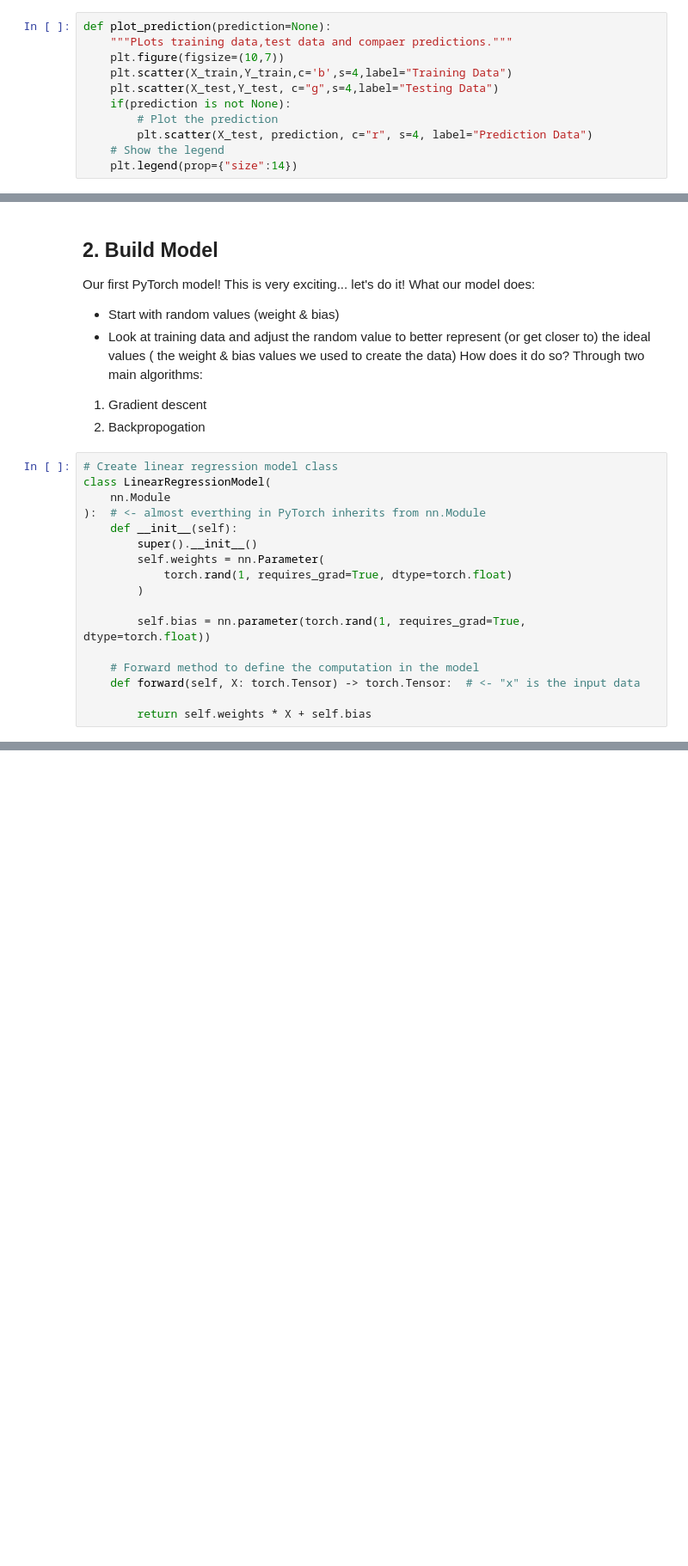
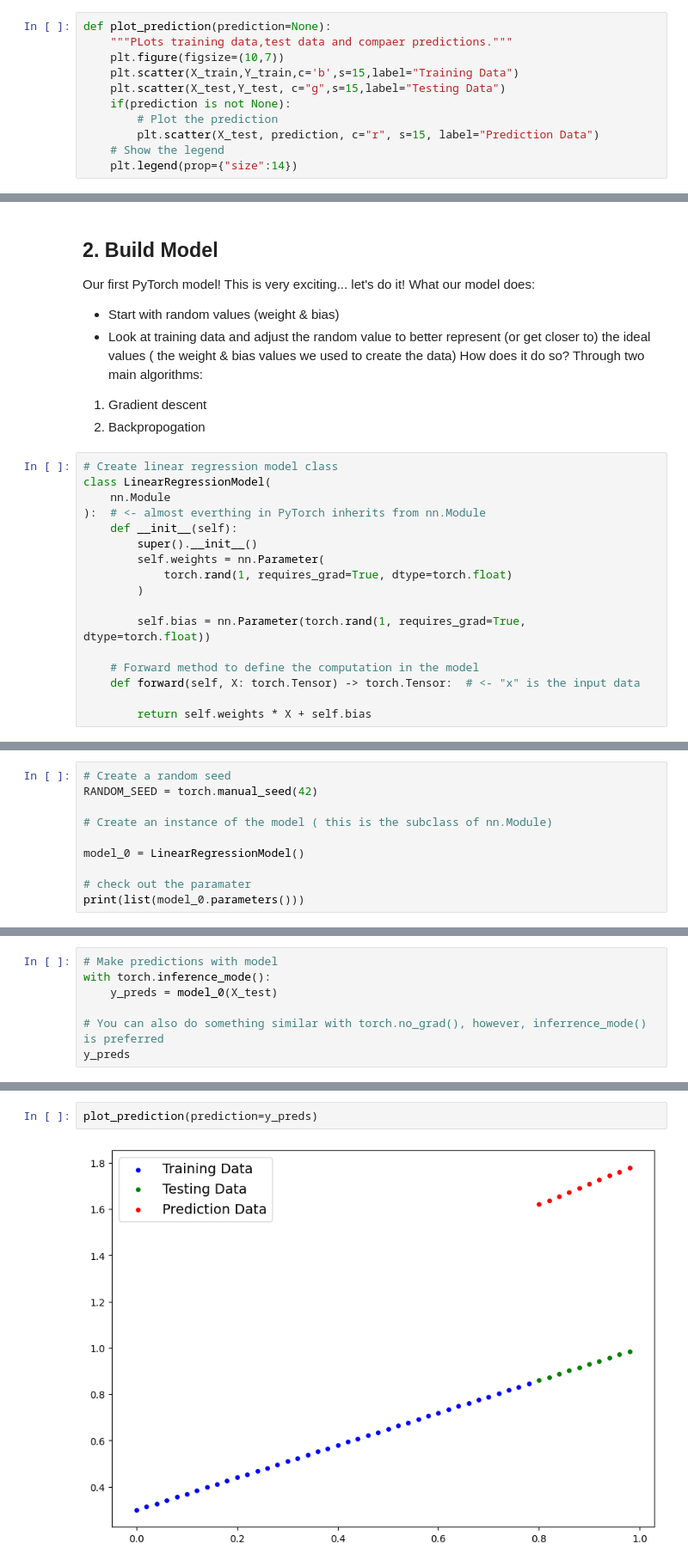
Before and after one commit to Haji-Suleman/Pytorch, a Jupyter notebook: PyTorch_WorkFlow/pytorch_workflow.ipynb, the cells around one changed output, grey strips where cells are left out. Shown at 86% size. Drawn from its saved outputs; the diff is of its cells as text; blank space fills up the shorter version.

Commit message:
Training a model

```diff
--- a/PyTorch_WorkFlow/pytorch_workflow.ipynb
+++ b/PyTorch_WorkFlow/pytorch_workflow.ipynb
@@ -103,11 +103,11 @@ This is where are data explorer's motto comes in!
 def plot_prediction(prediction=None):
     """PLots training data,test data and compaer predictions."""
     plt.figure(figsize=(10,7))
-    plt.scatter(X_train,Y_train,c='b',s=4,label="Training Data")
-    plt.scatter(X_test,Y_test, c="g",s=4,label="Testing Data")
+    plt.scatter(X_train,Y_train,c='b',s=15,label="Training Data")
+    plt.scatter(X_test,Y_test, c="g",s=15,label="Testing Data")
     if(prediction is not None):
         # Plot the prediction
-        plt.scatter(X_test, prediction, c="r", s=4, label="Prediction Data")
+        plt.scatter(X_test, prediction, c="r", s=15, label="Prediction Data")
     # Show the legend
     plt.legend(prop={"size":14})
 # %%
@@ -136,7 +136,7 @@ class LinearRegressionModel(
             torch.rand(1, requires_grad=True, dtype=torch.float)
         )
 
-        self.bias = nn.parameter(torch.rand(1, requires_grad=True, dtype=torch.float))
+        self.bias = nn.Parameter(torch.rand(1, requires_grad=True, dtype=torch.float))
 
     # Forward method to define the computation in the model
     def forward(self, X: torch.Tensor) -> torch.Tensor:  # <- "x" is the input data
@@ -144,0 +149,10 @@ class LinearRegressionModel(
+# %%
+# Create a random seed
+RANDOM_SEED = torch.manual_seed(42)
+
+# Create an instance of the model ( this is the subclass of nn.Module)
+
+model_0 = LinearRegressionModel()
+
+# check out the paramater
+print(list(model_0.parameters()))
@@ -144,0 +172,7 @@ class LinearRegressionModel(
+# %%
+# Make predictions with model
+with torch.inference_mode():
+    y_preds = model_0(X_test)
+
+# You can also do something similar with torch.no_grad(), however, inferrence_mode() is preferred
+y_preds
@@ -144,0 +203,4 @@ class LinearRegressionModel(
+# %%
+plot_prediction(prediction=y_preds)
+# %% [output]
+[figure, added]
```
Also changed, not shown: parts of 9 cells of this notebook.
